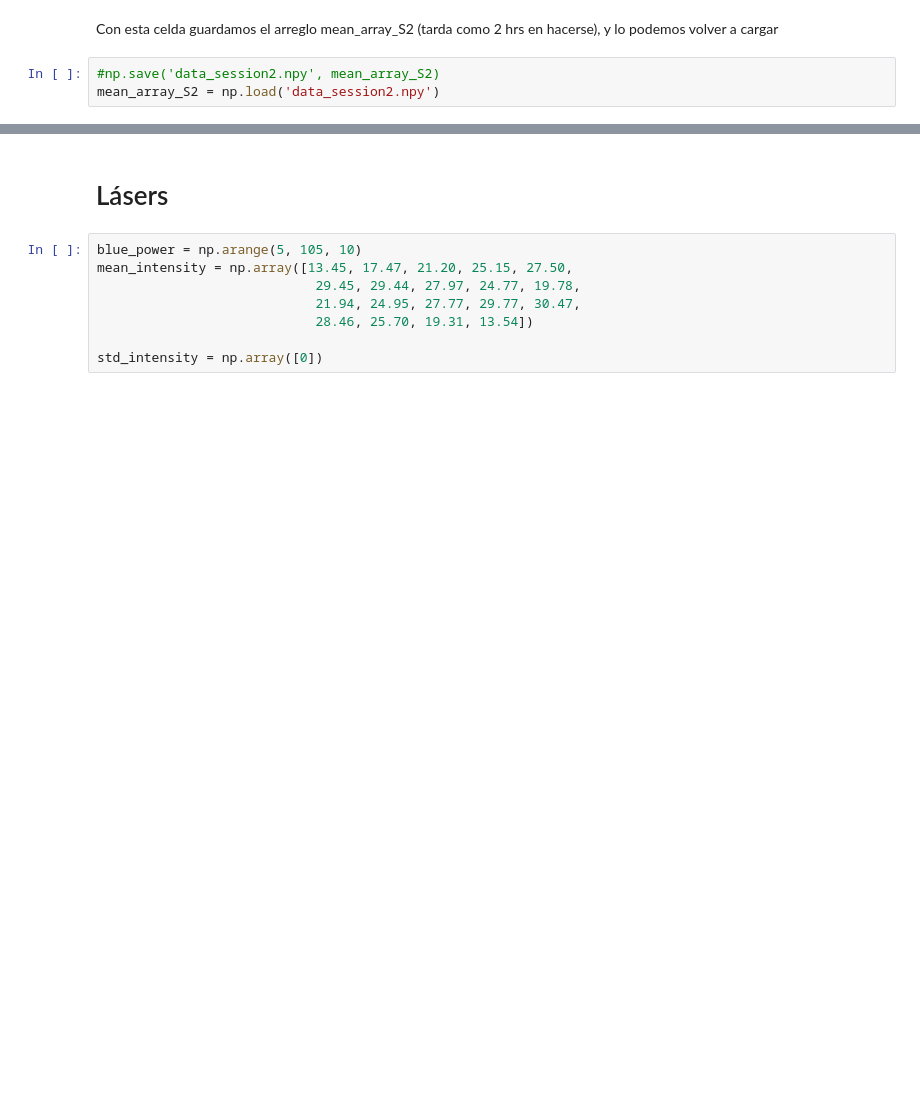
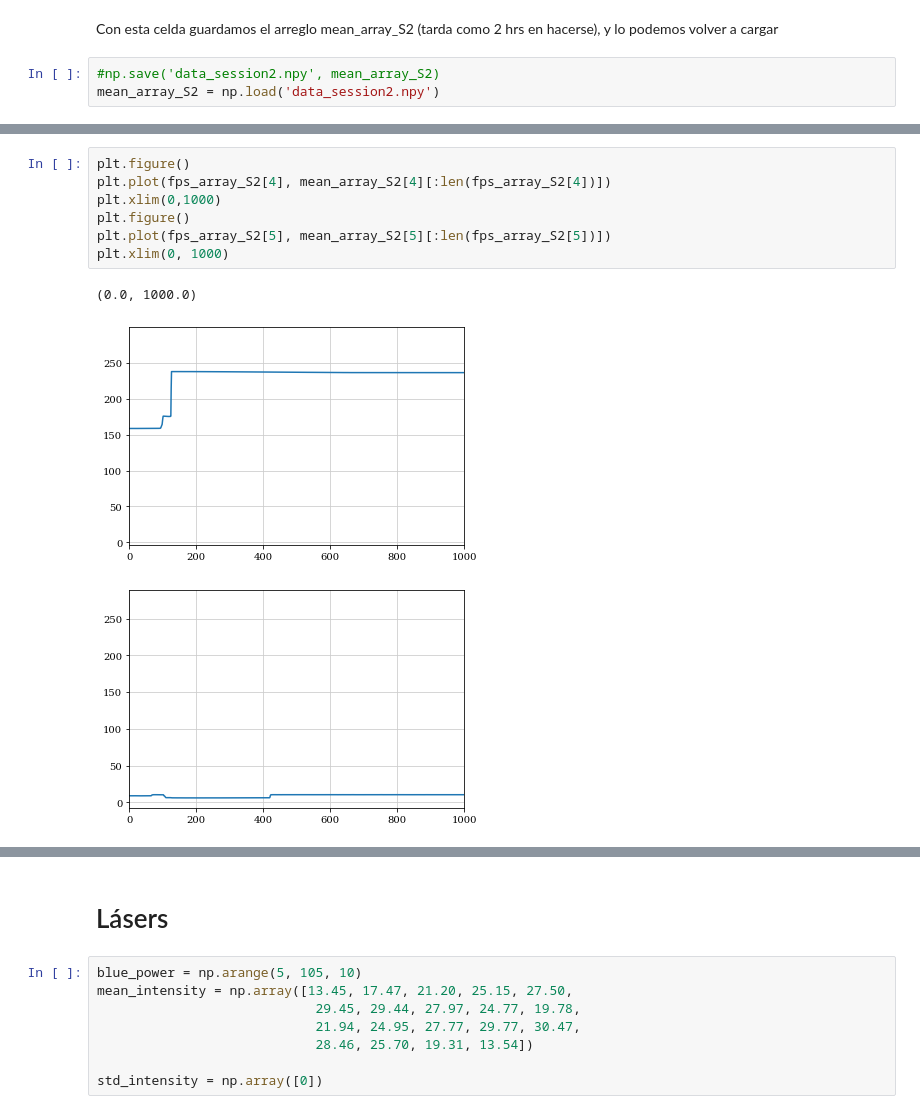
Before and after one commit to Wenupi/analysis-liquid_crystals, a Jupyter notebook: termo.ipynb, the cells around one changed output, grey strips where cells are left out. Cells and saved outputs as stored; diff of their text form; blank space fills up the shorter version.

```diff
--- a/termo.ipynb
+++ b/termo.ipynb
@@ -374,0 +420,11 @@ for j in range(0, 8, 1):
+# %%
+plt.figure()
+plt.plot(fps_array_S2[4], mean_array_S2[4][:len(fps_array_S2[4])])
+plt.xlim(0,1000)
+plt.figure()
+plt.plot(fps_array_S2[5], mean_array_S2[5][:len(fps_array_S2[5])])
+plt.xlim(0, 1000)
+# %% [output]
+(0.0, 1000.0)
+[figure, added]
+[figure, added]
```
Also changed, not shown: parts of 12 cells of this notebook, 8 other files.
